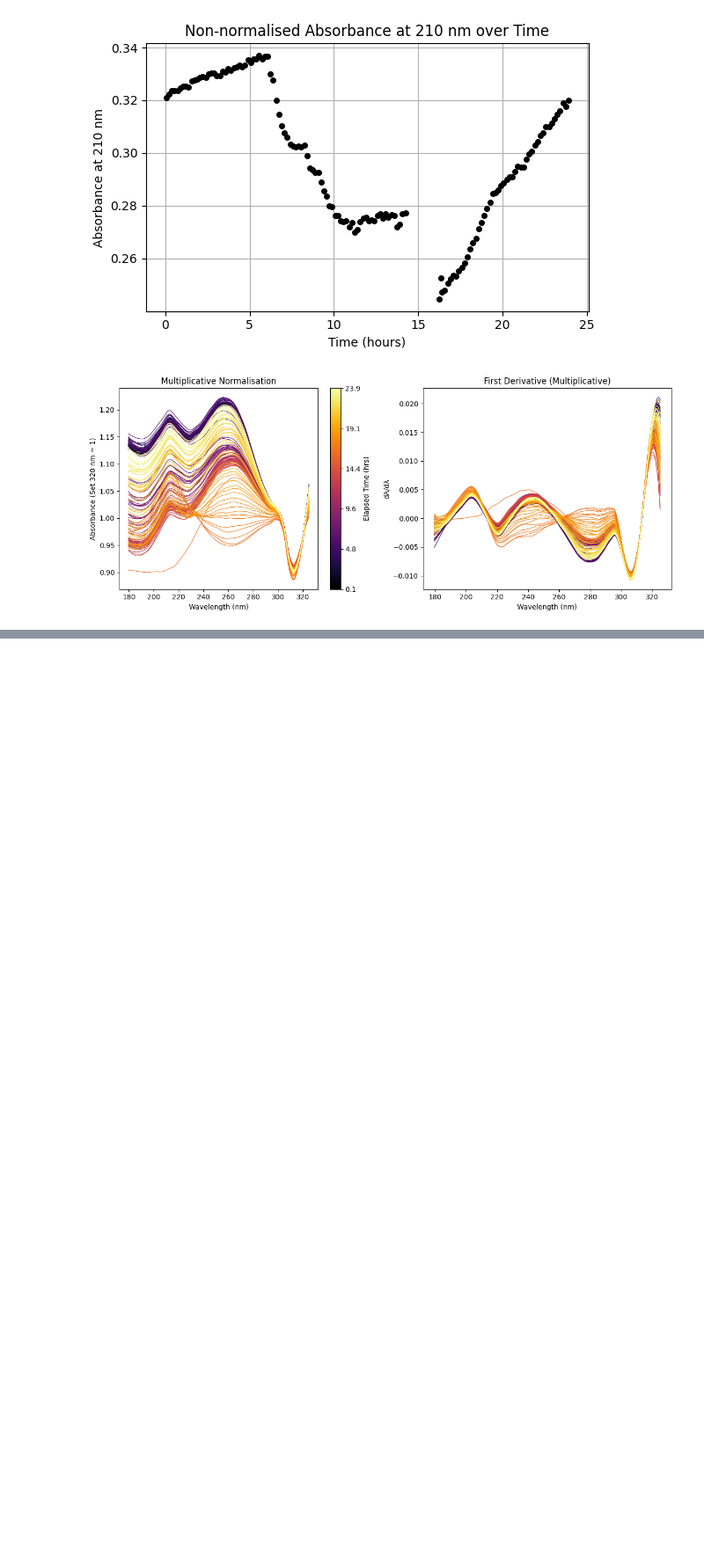
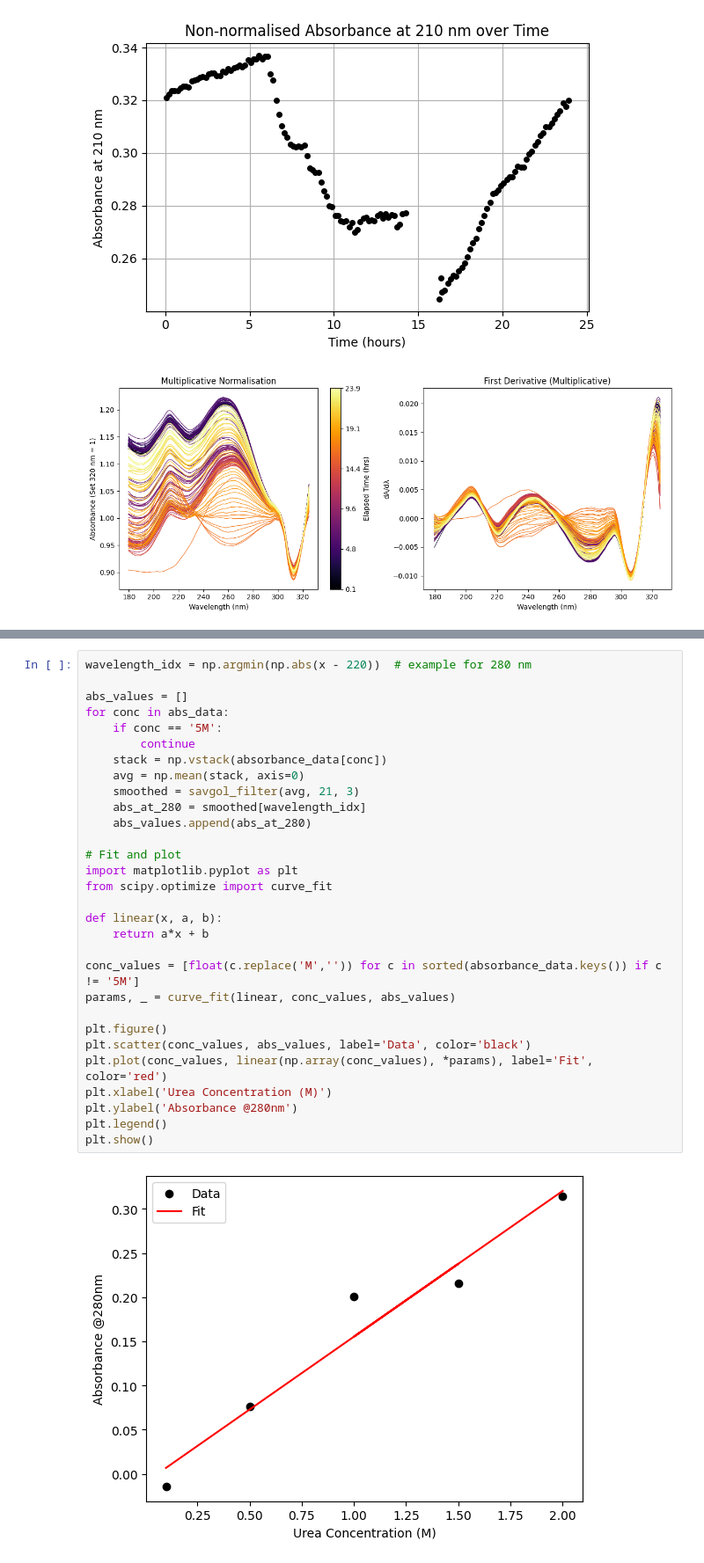
Before and after one commit to vik-ell/P3_Project, a Jupyter notebook: data_processing.ipynb, the cells around one changed output, grey strips where cells are left out. Shown at 88% size. Saved outputs shown, nothing was run; the diff lists cells and outputs as text; blank space fills up the shorter version.

```diff
--- a/data_processing.ipynb
+++ b/data_processing.ipynb
@@ -1034,0 +1201,32 @@ Average absorbance at 320: 0.27135048357762154
+# %%
+wavelength_idx = np.argmin(np.abs(x - 220))  # example for 280 nm
+
+abs_values = []
+for conc in abs_data:
+    if conc == '5M':
+        continue
+    stack = np.vstack(absorbance_data[conc])
+    avg = np.mean(stack, axis=0)
+    smoothed = savgol_filter(avg, 21, 3)
+    abs_at_280 = smoothed[wavelength_idx]
+    abs_values.append(abs_at_280)
+
+# Fit and plot
+import matplotlib.pyplot as plt
+from scipy.optimize import curve_fit
+
+def linear(x, a, b):
+    return a*x + b
+
+conc_values = [float(c.replace('M','')) for c in sorted(absorbance_data.keys()) if c != '5M']
+params, _ = curve_fit(linear, conc_values, abs_values)
+
+plt.figure()
+plt.scatter(conc_values, abs_values, label='Data', color='black')
+plt.plot(conc_values, linear(np.array(conc_values), *params), label='Fit', color='red')
+plt.xlabel('Urea Concentration (M)')
+plt.ylabel('Absorbance @280nm')
+plt.legend()
+plt.show()
+# %% [output]
+[figure, added]
```
Also changed, not shown: parts of 9 cells of this notebook.
